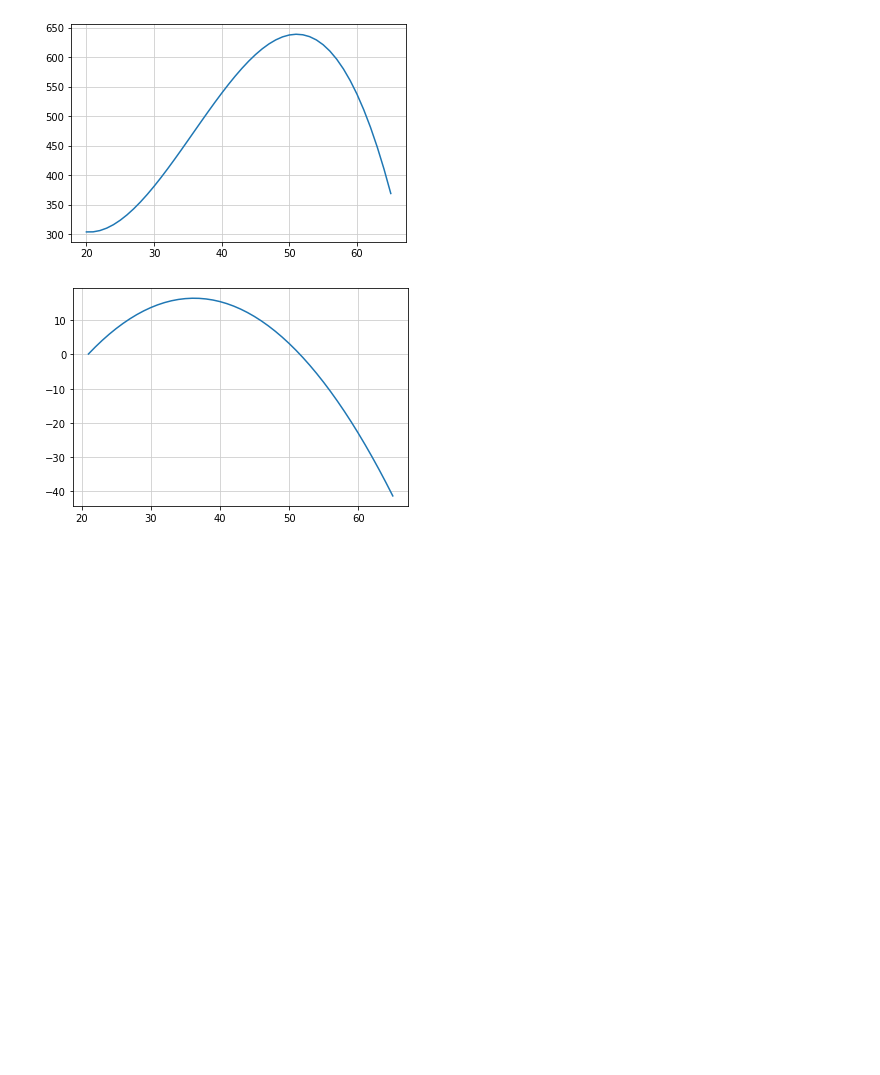
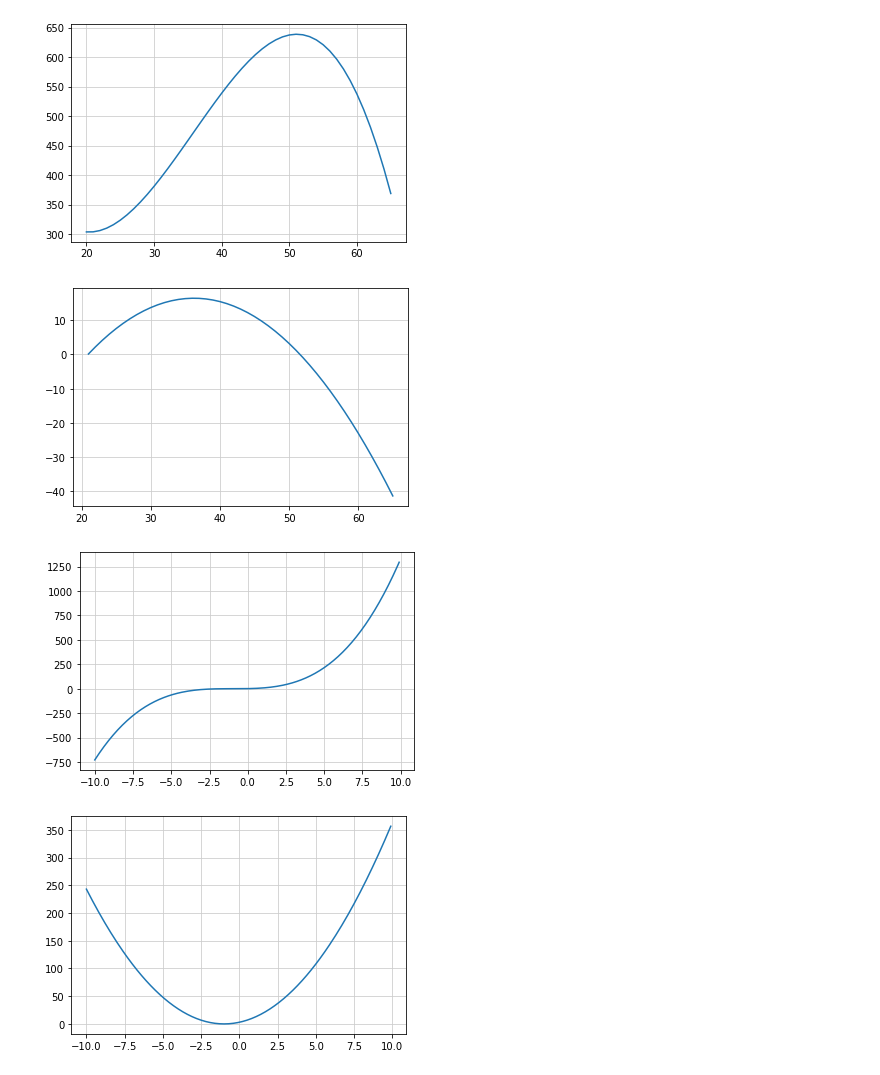
Before and after one commit to 1024xx4/high_school_math, a Jupyter notebook: differential_and_integral.ipynb, the cells around one changed output. Drawn from its saved outputs; the diff is of its cells as text; code cells hidden in the pictures; blank space fills up the shorter version.

```diff
--- a/differential_and_integral.ipynb
+++ b/differential_and_integral.ipynb
@@ -31,3 +31,26 @@ plt.show()
 # %% [output]
 [figure]
 [figure]
+# %%
+# List 8-3 関数と導関数の Graph を描画する
+import matplotlib.pyplot as plt
+import numpy as np
+
+# x の値
+x = np.arange(-10, 10, 0.1)
+
+# 元の関数
+y = x**3 + 3*x**2 + 3*x +1
+
+plt.plot(x, y)
+plt.grid(color='0.8')
+plt.show()
+
+# 導関数
+y2 = 3*x**2 + 6*x + 3
+plt.plot(x, y2)
+plt.grid(color='0.8')
+plt.show()
+# %% [output]
+[figure, added]
+[figure, added]
```
Also changed, not shown: parts of 1 cell of this notebook.
